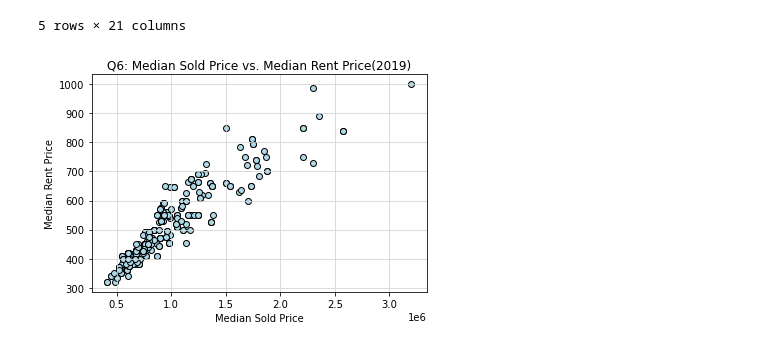
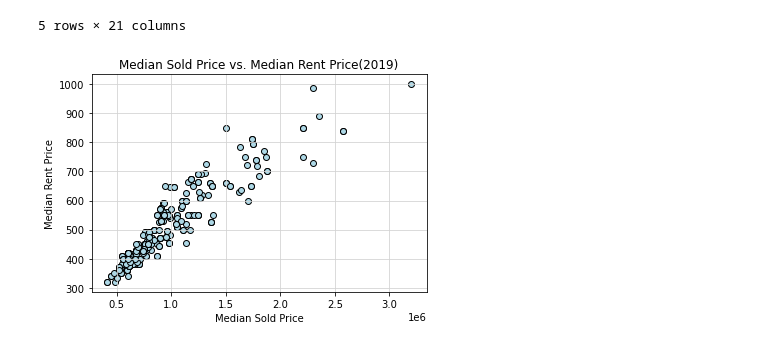
Before and after one commit to 22OVERSooN/Project1_Realestate_Analysis, a Jupyter notebook: Anjali.ipynb, the cells around one changed output. Cells and saved outputs as stored; diff of their text form; code cells hidden in the pictures.

```diff
--- a/Anjali.ipynb
+++ b/Anjali.ipynb
@@ -30,22 +30,22 @@ df_realestate_2019.head()
 5 rows × 21 columns
 # %%
 # Define x, y values and lables
-title = "Q6: Median Sold Price vs. Median Rent Price(2019)"
+title = "Median Sold Price vs. Median Rent Price(2019)"
 x_values = df_realestate_2019['medianSoldPrice'].astype('float')
 y_values = df_realestate_2019['medianRentListingPrice'].astype('float')
 x_label = "Median Sold Price"
 y_label = "Median Rent Price"
 
 # Scatter plot
 plt.scatter(x_values,y_values,edgecolors="black",facecolors="lightblue")
 # Axis and title
 plt.title(title)
 plt.xlabel(x_label)
 plt.ylabel(y_label)
 # formatting
 plt.grid (b=True,which="major",axis="both",linestyle="-",color="lightgrey")
 
 #plt.savefig(f"output_data/{title}.png")
 plt.show()
 # %% [output]
-[figure, old version]
+[figure, new version]
```
Also changed, not shown: parts of 30 cells of this notebook, 6 other files.
